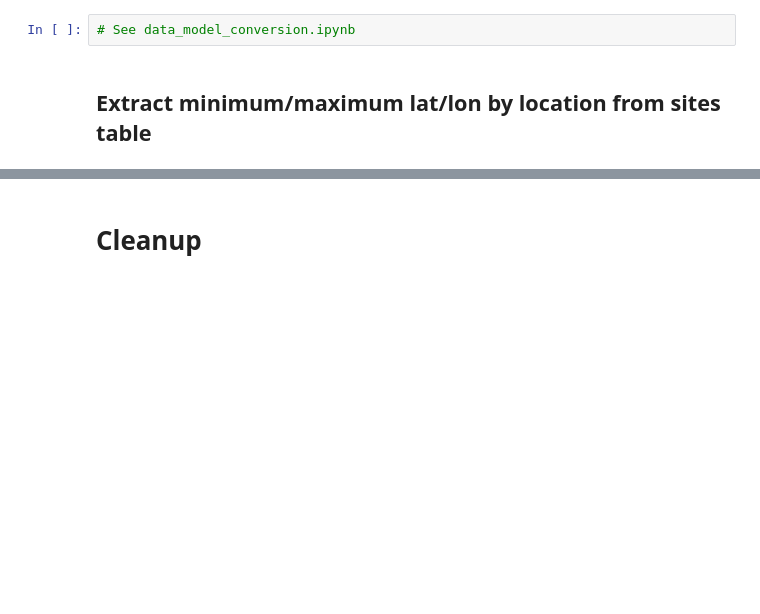
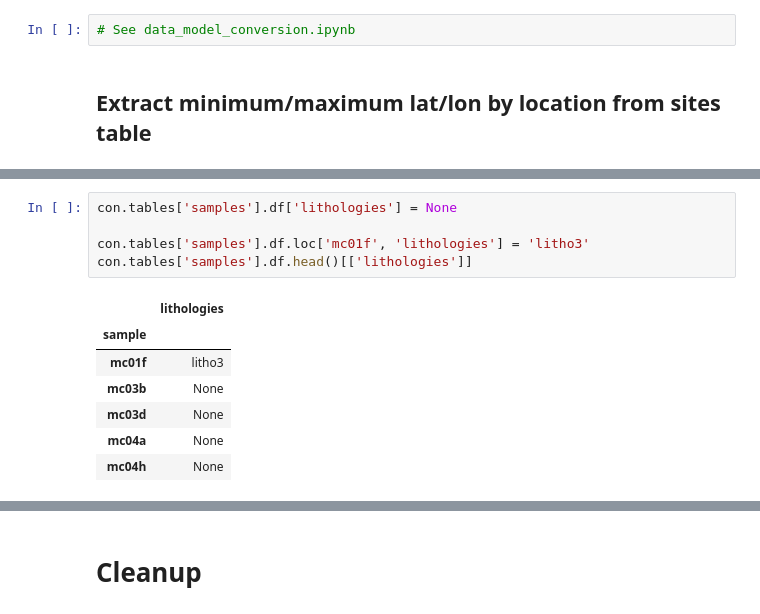
Before and after one commit to PmagPy/PmagPy, a Jupyter notebook: Intro to MagIC Contributions.ipynb, the cells around one changed output, grey strips where cells are left out. Drawn from its saved outputs; the diff is of its cells as text; blank space fills up the shorter version.

```diff
--- a/Intro to MagIC Contributions.ipynb
+++ b/Intro to MagIC Contributions.ipynb
@@ -569,0 +601,13 @@ Name: lat, dtype: float64
+# %%
+con.tables['samples'].df['lithologies'] = None
+
+con.tables['samples'].df.loc['mc01f', 'lithologies'] = 'litho3'
+con.tables['samples'].df.head()[['lithologies']]
+# %% [output]
+|  | lithologies |
+| sample |  |
+| mc01f | litho3 |
+| mc03b | None |
+| mc03d | None |
+| mc04a | None |
+| mc04h | None |
```
Also changed, not shown: parts of 9 cells of this notebook, 2 other files.
